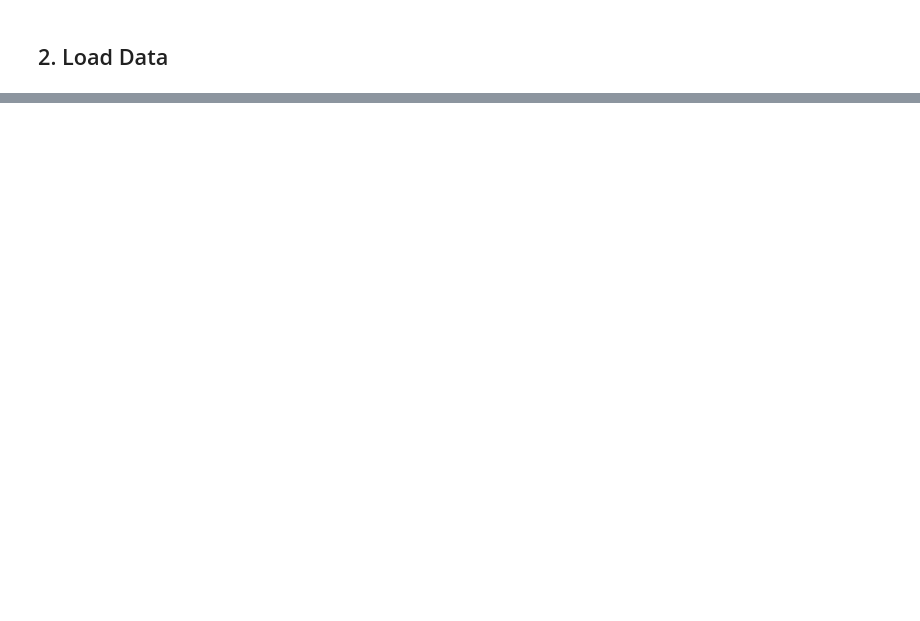
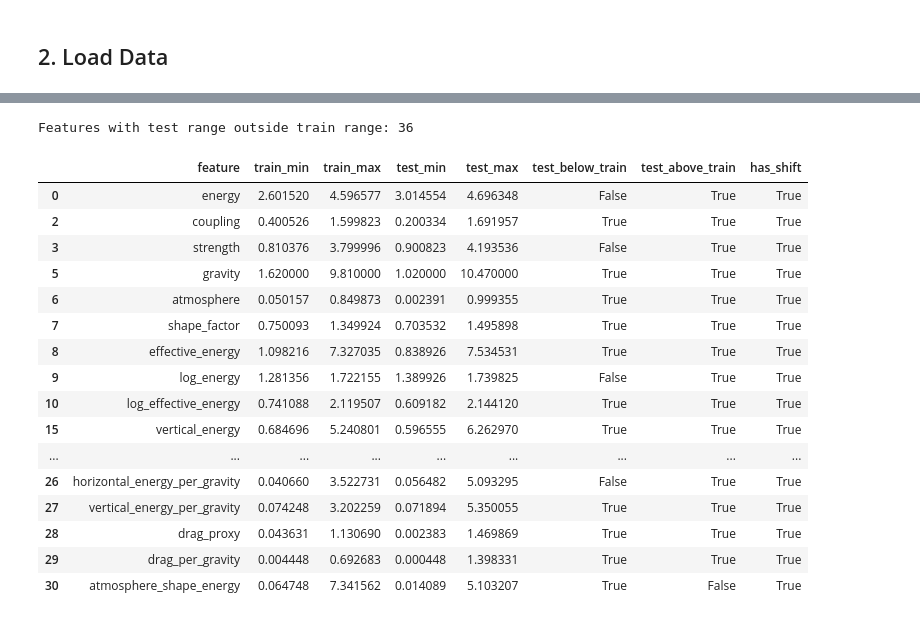
Before and after one commit to alouiyaz78/boom-challenge-ejecta-prediction, a Jupyter notebook: notebooks/02_feature_engineering_analysis.ipynb, the cells around one changed output, grey strips where cells are left out. Saved outputs shown, nothing was run; the diff lists cells and outputs as text; code cells hidden in the pictures; blank space fills up the shorter version.

```diff
--- a/notebooks/02_feature_engineering_analysis.ipynb
+++ b/notebooks/02_feature_engineering_analysis.ipynb
@@ -172,18 +49,0 @@ def add_physics_features(X: pd.DataFrame) -> pd.DataFrame:
-# %%
-X_raw_train = train.copy()
-X_raw_test = test.copy()
-
-X_fe_train = add_physics_features(X_raw_train)
-X_fe_test = add_physics_features(X_raw_test)
-
-engineered_cols = [col for col in X_fe_train.columns if col not in input_cols]
-all_feature_cols = X_fe_train.columns.tolist()
-
-print("Original features:", len(input_cols))
-print("Engineered features:", len(engineered_cols))
-print("Total features:", len(all_feature_cols))
-print("\nEngineered feature list:")
-for col in engineered_cols:
-    print("-", col)
-
-display(X_fe_train.head())
@@ -845,0 +269,41 @@ Normalization is not required for tree-based models, but it is required for line
+# %%
+range_rows = []
+for col in X_fe_train.columns:
+    train_min, train_max = X_fe_train[col].min(), X_fe_train[col].max()
+    test_min, test_max = X_fe_test[col].min(), X_fe_test[col].max()
+    range_rows.append({
+        "feature": col,
+        "train_min": train_min,
+        "train_max": train_max,
+        "test_min": test_min,
+        "test_max": test_max,
+        "test_below_train": test_min < train_min,
+        "test_above_train": test_max > train_max,
+    })
+
+range_check = pd.DataFrame(range_rows)
+range_check["has_shift"] = range_check["test_below_train"] | range_check["test_above_train"]
+
+print("Features with test range outside train range:", int(range_check["has_shift"].sum()))
+display(range_check[range_check["has_shift"]].head(20))
+
+range_check.to_csv(REPORTS_DIR / "feature_engineering_train_test_range_check.csv", index=False)
+# %% [output]
+Features with test range outside train range: 36
+|  | feature | train_min | train_max | test_min | test_max | test_below_train | test_above_train | has_shift |
+| 0 | energy | 2.601520 | 4.596577 | 3.014554 | 4.696348 | False | True | True |
+| 2 | coupling | 0.400526 | 1.599823 | 0.200334 | 1.691957 | True | True | True |
+| 3 | strength | 0.810376 | 3.799996 | 0.900823 | 4.193536 | False | True | True |
+| 5 | gravity | 1.620000 | 9.810000 | 1.020000 | 10.470000 | True | True | True |
+| 6 | atmosphere | 0.050157 | 0.849873 | 0.002391 | 0.999355 | True | True | True |
+| 7 | shape_factor | 0.750093 | 1.349924 | 0.703532 | 1.495898 | True | True | True |
+| 8 | effective_energy | 1.098216 | 7.327035 | 0.838926 | 7.534531 | True | True | True |
+| 9 | log_energy | 1.281356 | 1.722155 | 1.389926 | 1.739825 | False | True | True |
+| 10 | log_effective_energy | 0.741088 | 2.119507 | 0.609182 | 2.144120 | True | True | True |
+| 15 | vertical_energy | 0.684696 | 5.240801 | 0.596555 | 6.262970 | True | True | True |
+| ... | ... | ... | ... | ... | ... | ... | ... | ... |
+| 26 | horizontal_energy_per_gravity | 0.040660 | 3.522731 | 0.056482 | 5.093295 | False | True | True |
+| 27 | vertical_energy_per_gravity | 0.074248 | 3.202259 | 0.071894 | 5.350055 | True | True | True |
+| 28 | drag_proxy | 0.043631 | 1.130690 | 0.002383 | 1.469869 | True | True | True |
+| 29 | drag_per_gravity | 0.004448 | 0.692683 | 0.000448 | 1.398331 | True | True | True |
+| 30 | atmosphere_shape_energy | 0.064748 | 7.341562 | 0.014089 | 5.103207 | True | False | True |
```
Also changed, not shown: parts of 63 cells of this notebook, 14 other files.
